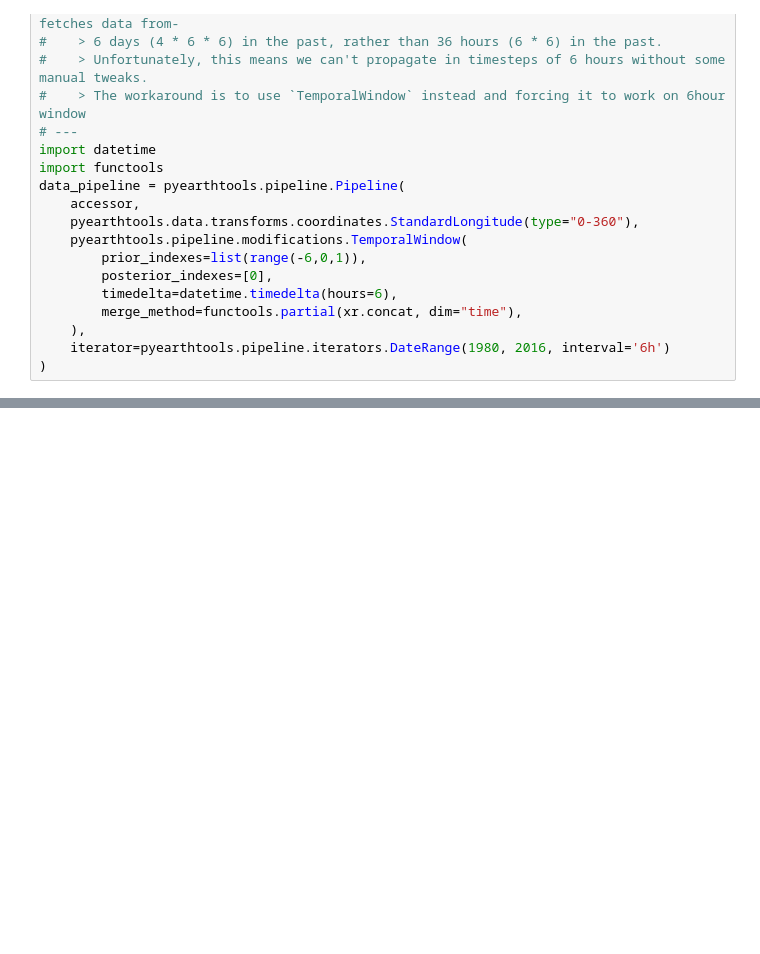
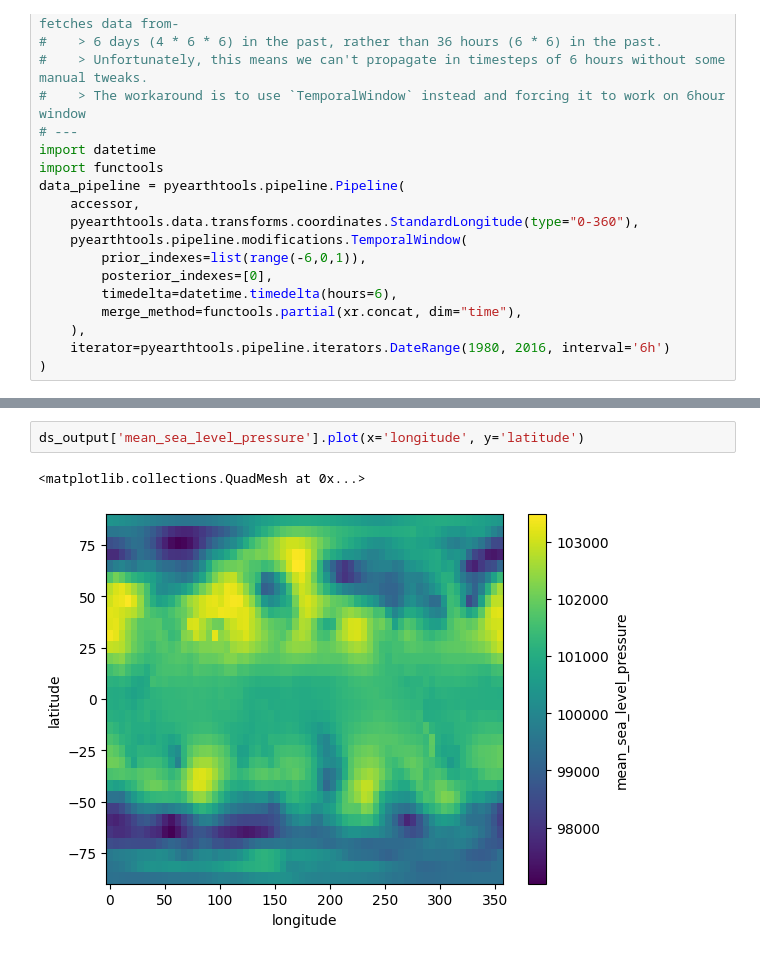
Before and after one commit to ACCESS-Community-Hub/PyEarthTools, a Jupyter notebook: packages/bundled_models/persistence/notebooks/pipeline_example.ipynb, the cells around one changed output, grey strips where cells are left out. Cells and saved outputs as stored; diff of their text form; blank space fills up the shorter version.

```diff
--- a/packages/bundled_models/persistence/notebooks/pipeline_example.ipynb
+++ b/packages/bundled_models/persistence/notebooks/pipeline_example.ipynb
@@ -206,0 +224,5 @@ ds_output['2m_temperature'].plot(x='longitude', y='latitude')
+# %%
+ds_output['mean_sea_level_pressure'].plot(x='longitude', y='latitude')
+# %% [output]
+<matplotlib.collections.QuadMesh at 0x...>
+[figure, added]
```
Also changed, not shown: parts of 12 cells of this notebook, 2 other files.
